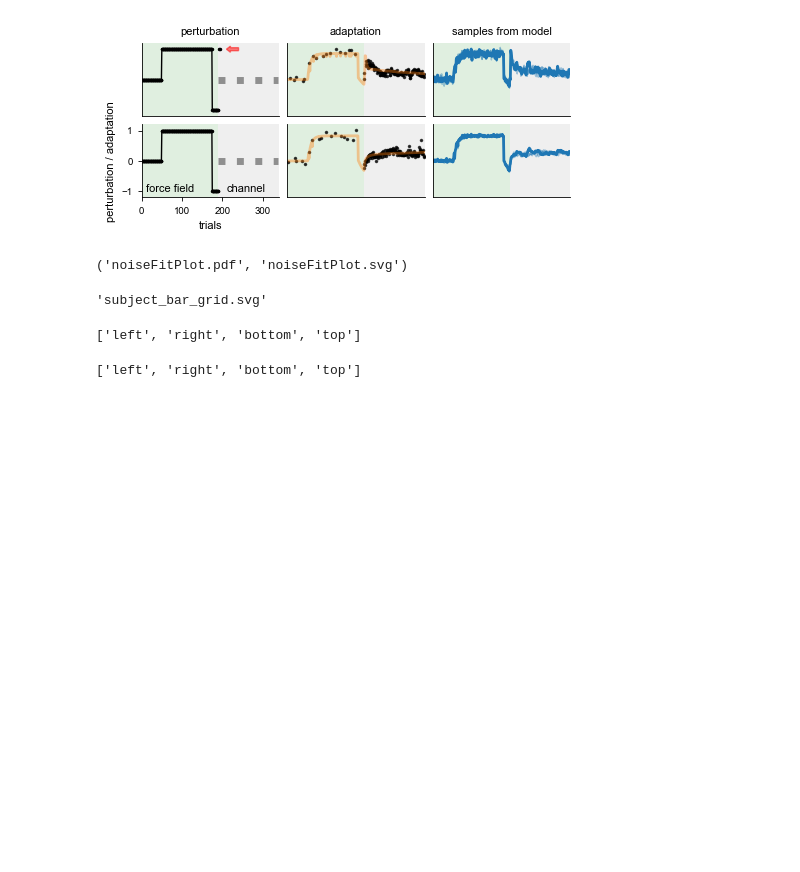
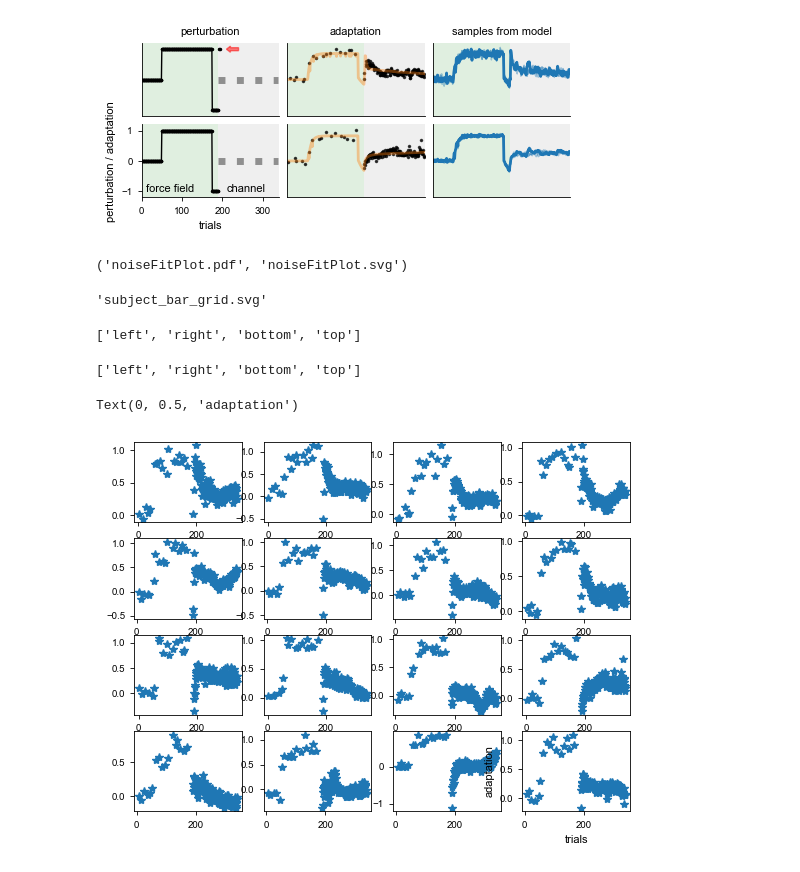
Before and after one commit to sashkarivkind/contextual_frogs, a Jupyter notebook: experimental/optim/cosyne16_noiseFitPlotRTversion.ipynb, the cells around one changed output. Saved outputs shown, nothing was run; the diff lists cells and outputs as text; code cells hidden in the pictures; blank space fills up the shorter version.

```diff
--- a/experimental/optim/cosyne16_noiseFitPlotRTversion.ipynb
+++ b/experimental/optim/cosyne16_noiseFitPlotRTversion.ipynb
@@ -6,10 +6,12 @@ import numpy as np
 import matplotlib as mpl
 import matplotlib.pyplot as plt
 from matplotlib.patches import Patch, Circle, FancyArrow
-
+import pandas as pd
 from matplotlib.patches import Rectangle
 from mpl_toolkits.axes_grid1 import make_axes_locatable
 
+
+data_path = '/homes/ar2342/./'
 def build_piecewise_ys(paradigm = 'er'):
     t = 340
     ys = []
@@ -131,10 +133,10 @@ for s in range(2):
     # np.savetxt(f'run{i}_posterior.txt', np.mean(posterior_a, axis=1))
     # np.savetxt(f'run{i}_exp.txt', exp_datasets[i-1])
     # np.savetxt(f'run{i}_prior0123.txt', prior_a[0:4])
-    prior_a = np.loadtxt(f'run{i}_prior.txt')
-    posterior_a = np.loadtxt(f'run{i}_posterior.txt')
-    exp_data = np.loadtxt(f'run{i}_exp.txt')
-    prior_a0123 = np.loadtxt(f'run{i}_prior0123.txt')
+    prior_a = np.loadtxt(f'{data_path}/run{i}_prior.txt')
+    posterior_a = np.loadtxt(f'{data_path}/run{i}_posterior.txt')
+    exp_data = np.loadtxt(f'{data_path}/run{i}_exp.txt')
+    prior_a0123 = np.loadtxt(f'{data_path}/run{i}_prior0123.txt')
 
     ax = axes[s, 0]
     # ax.set_facecolor(bg_color[subgroup(s)])
@@ -272,3 +274,23 @@ ax.spines['right'].set_visible(False)
 print( [k for k in ax.spines.keys()])
 # %% [output]
 ['left', 'right', 'bottom', 'top']
+# %%
+def load_adaptation_trace(file_path):
+        df = pd.read_csv(file_path)
+        arr = df.Adaptation.to_numpy()
+        return arr
+paradigm_ = {k: 'evoked' if k <= 8 else 'spontaneous' for k in range(1,17)}
+exp_datasets = []
+for i in range(1,17):
+    exp_datasets.append(load_adaptation_trace(f'/homes/ar2342/frogs_project/data/COIN_data/trial_data_{paradigm_[i]}_recovery_participant{(i-1)%8+1}.csv'))
+# %%
+exp_datasets_ = [np.sign(np.nanmean(this_datasets[:180]))*this_datasets for this_datasets in exp_datasets]
+# %%
+for i in range(16):
+    plt.subplot(4, 4, i+1)
+    plt.plot(exp_datasets_[i],'*', label=f'participant {i+1}')
+plt.xlabel('trials')
+plt.ylabel('adaptation')
+# %% [output]
+Text(0, 0.5, 'adaptation')
+[figure, added]
```
Also changed, not shown: parts of 1 cell of this notebook, 17 other files.
